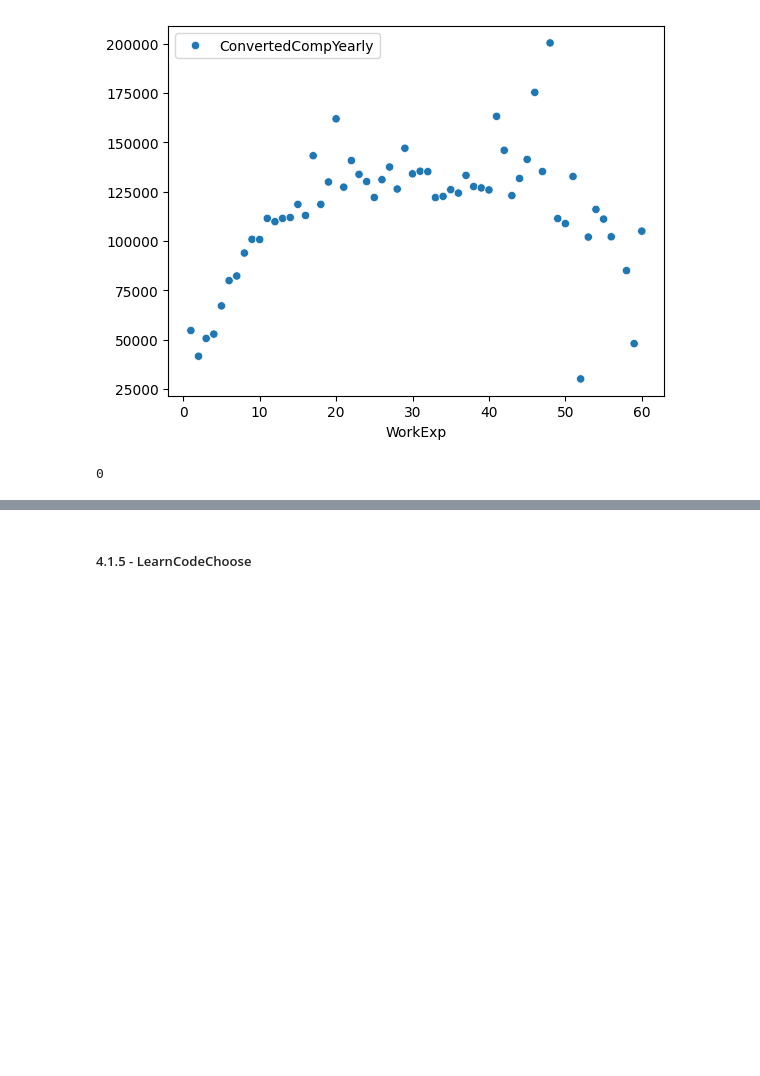
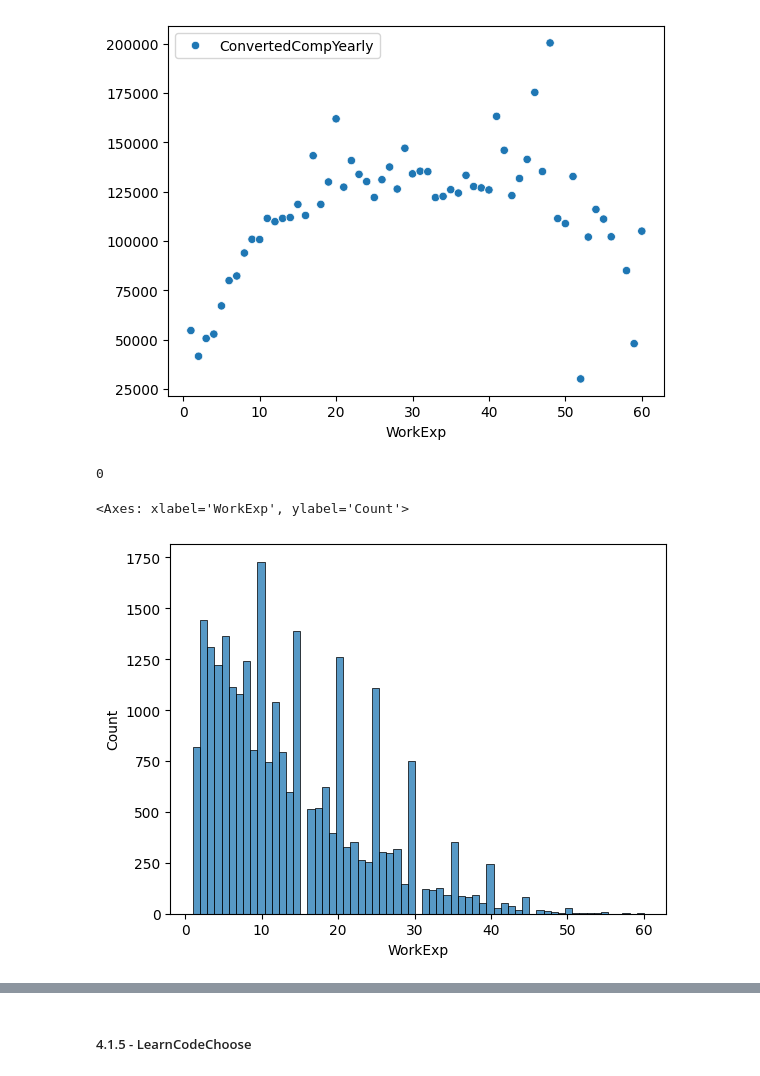
Before and after one commit to ViniciusTMiura/learning-projects, a Jupyter notebook: stackoverflow-udacity-project-course-2/notebooks/01_EDA_and_dataprep.ipynb, the cells around one changed output, grey strips where cells are left out. Drawn from its saved outputs; the diff is of its cells as text; code cells hidden in the pictures; blank space fills up the shorter version.

```diff
--- a/stackoverflow-udacity-project-course-2/notebooks/01_EDA_and_dataprep.ipynb
+++ b/stackoverflow-udacity-project-course-2/notebooks/01_EDA_and_dataprep.ipynb
@@ -1002,3 +1070,8 @@ sns.scatterplot(df_work_xp_salary)
 sum(df_res_pub_final.WorkExp == 0)
 # %% [output]
 0
+# %%
+sns.histplot(df_res_pub_final.WorkExp)
+# %% [output]
+<Axes: xlabel='WorkExp', ylabel='Count'>
+[figure, added]
```
Also changed, not shown: parts of 47 cells of this notebook.
